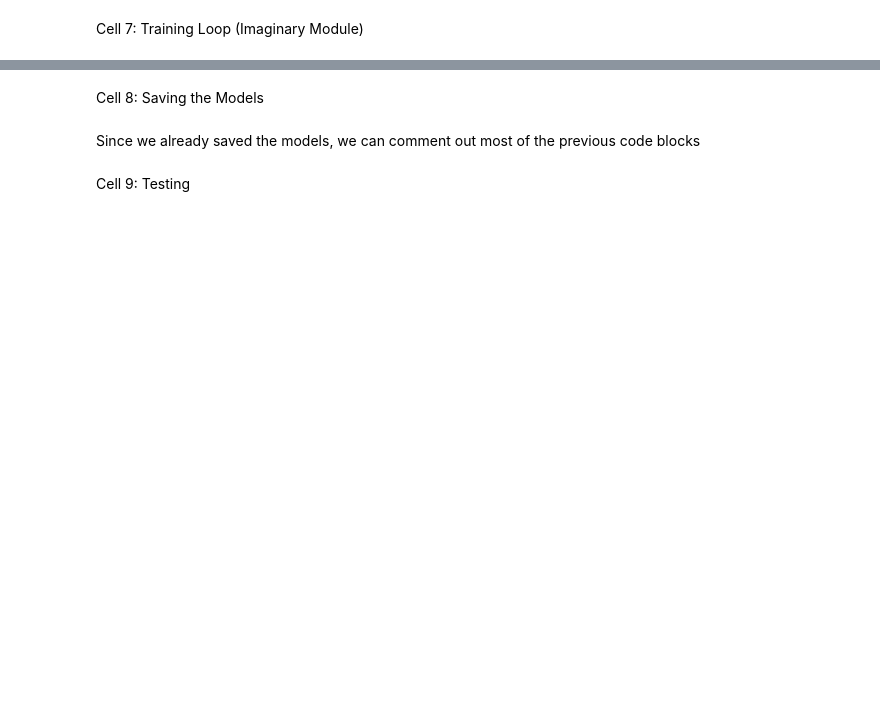
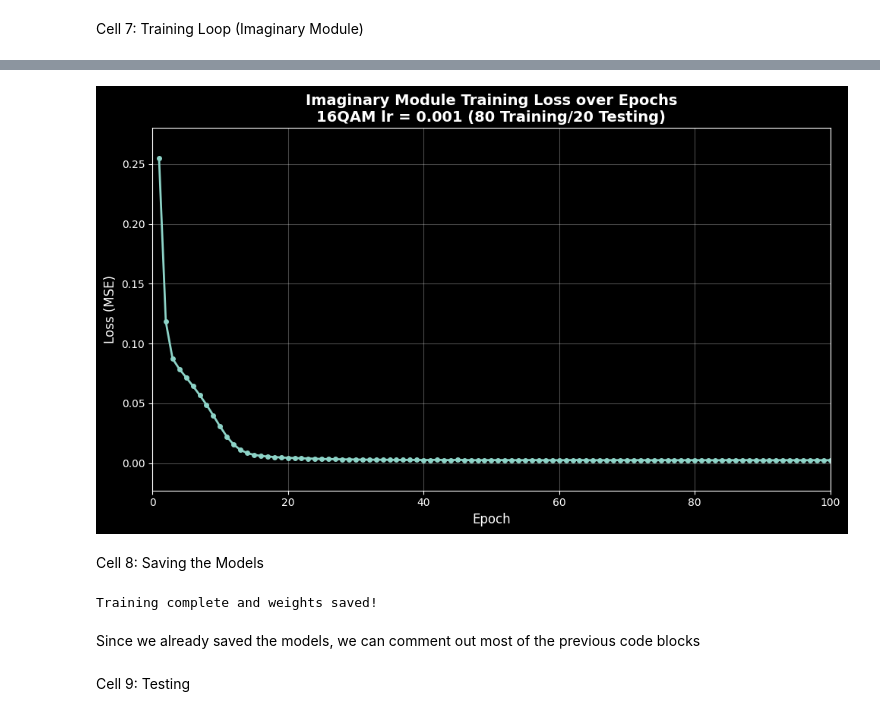
Before and after one commit to skipcl4ss/ml-ofdm-papr-reduction, a Jupyter notebook: nnicf.ipynb, the cells around one changed output, grey strips where cells are left out. Saved outputs shown, nothing was run; the diff lists cells and outputs as text; code cells hidden in the pictures; blank space fills up the shorter version.

```diff
--- a/nnicf.ipynb
+++ b/nnicf.ipynb
@@ -283,13 +289,19 @@ for epoch in range(epochs):
     epoch_loss = 0.0
     Mod_Im_NN.train()
 
-    for X_batch, Y_batch in train_loader_imag:
+    for X_batch, Y_batch, _, _, _, _ in train_loader_imag:
         # Transfer data to GPU
         X_batch, Y_batch = X_batch.to(device, non_blocking=True), Y_batch.to(device, non_blocking=True)
 
+        # MEMORYLESS RESHAPE: Flatten into a 1D column
+        X_batch_flat = X_batch.view(-1, 1)
+        Y_batch_flat = Y_batch.view(-1, 1)
+
         optimizer_imag.zero_grad(set_to_none=True)
-        predictions = Mod_Im_NN(X_batch)
-        loss = criterion(predictions, Y_batch)
+
+        # Predict on the flattened column
+        predictions = Mod_Im_NN(X_batch_flat)
+        loss = criterion(predictions, Y_batch_flat)
 
         loss.backward()
         optimizer_imag.step()
@@ -315,5 +327,6 @@ margin = (max(loss_history) - min(loss_history)) * 0.1
 plt.ylim([min(loss_history) - margin, max(loss_history) + margin])
 plt.grid(True, alpha=0.3)
 plt.tight_layout()
-plt.savefig(f'./nngraphs/{mod}_imag_loss_{train_test_str}_{lr_str}.png', dpi=150)
+plt.savefig(os.path.join(graph_dir, f"{mod}_imag_loss_{train_test_str}_{lr_str}.png"), dpi=150)
 plt.show()
+# %% [output]
@@ -320,12 +350,13 @@ plt.show()
+[figure, added]
 # %% [markdown]
 Cell 8: Saving the Models
 # %%
 # Save the trained models
-save_dir = "./trained_models/"
-os.makedirs(save_dir, exist_ok=True)
-torch.save(Mod_Re_NN.state_dict(), os.path.join(save_dir, f"{mod}_mod_re_weights_{train_test_str}_{lr_str}.pth"))
-torch.save(Mod_Im_NN.state_dict(), os.path.join(save_dir, f"{mod}_mod_im_weights_{train_test_str}_{lr_str}.pth"))
+torch.save(Mod_Re_NN.state_dict(), os.path.join(model_dir, f"{mod}_mod_re_weights_{train_test_str}_{lr_str}.pth"))
+torch.save(Mod_Im_NN.state_dict(), os.path.join(model_dir, f"{mod}_mod_im_weights_{train_test_str}_{lr_str}.pth"))
 print("\nTraining complete and weights saved!")
+# %% [output]
+Training complete and weights saved!
 # %% [markdown]
 Since we already saved the models, we can comment out most of the previous code blocks
 # %% [markdown]
```
Also changed, not shown: parts of 13 cells of this notebook, 9 other files.
